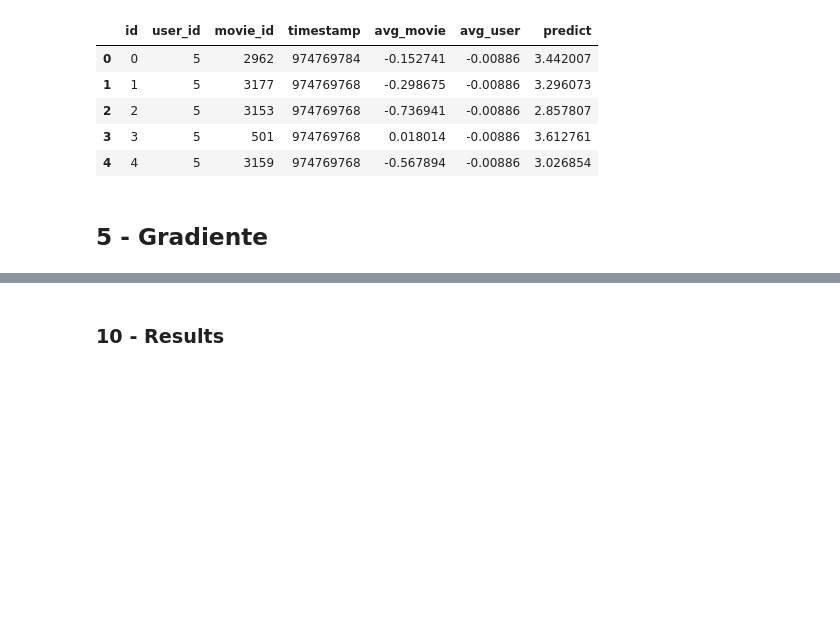
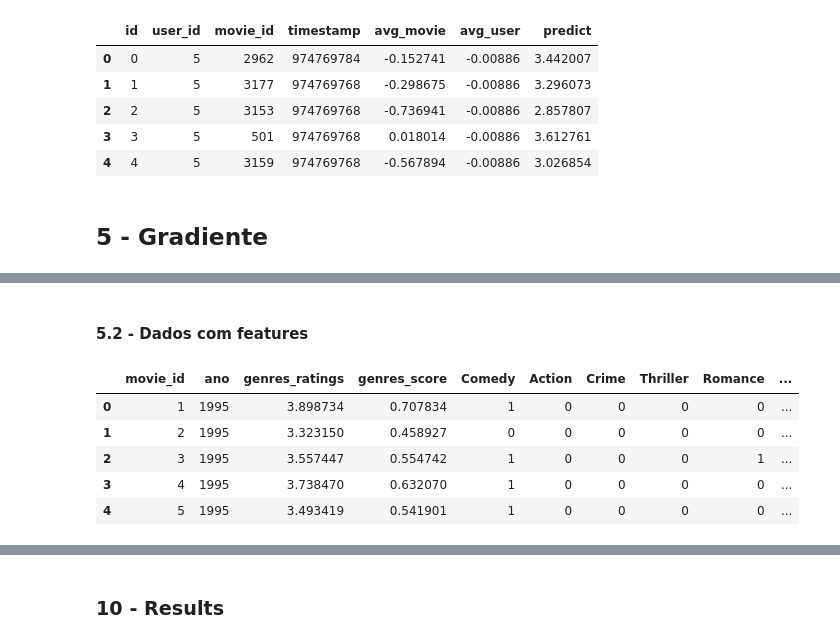
Before and after one commit to rodolfoarruda/MachineLearning, a Jupyter notebook: recom_sys_v2.ipynb, the cells around one changed output, grey strips where cells are left out. Cells and saved outputs as stored; diff of their text form; code cells hidden in the pictures; blank space fills up the shorter version.

```diff
--- a/recom_sys_v2.ipynb
+++ b/recom_sys_v2.ipynb
@@ -785,0 +821,12 @@ df_valid2[['id','predict']].to_csv('/content/drive/MyDrive/Doutorado/disciplinas
+# %% [markdown]
+#### **5.2 - Dados com features**
+# %%
+df_movie = pd.read_csv('/content/drive/MyDrive/Doutorado/disciplinas/recom_sys/scc5966/movies_data2.csv',sep=';')
+df_movie.head()
+# %% [output]
+|  | movie_id | ano | genres_ratings | genres_score | Comedy | Action | Crime | Thriller | Romance | ... |
+| 0 | 1 | 1995 | 3.898734 | 0.707834 | 1 | 0 | 0 | 0 | 0 | ... |
+| 1 | 2 | 1995 | 3.323150 | 0.458927 | 0 | 0 | 0 | 0 | 0 | ... |
+| 2 | 3 | 1995 | 3.557447 | 0.554742 | 1 | 0 | 0 | 0 | 1 | ... |
+| 3 | 4 | 1995 | 3.738470 | 0.632070 | 1 | 0 | 0 | 0 | 0 | ... |
+| 4 | 5 | 1995 | 3.493419 | 0.541901 | 1 | 0 | 0 | 0 | 0 | ... |
```
Also changed, not shown: parts of 22 cells of this notebook.
